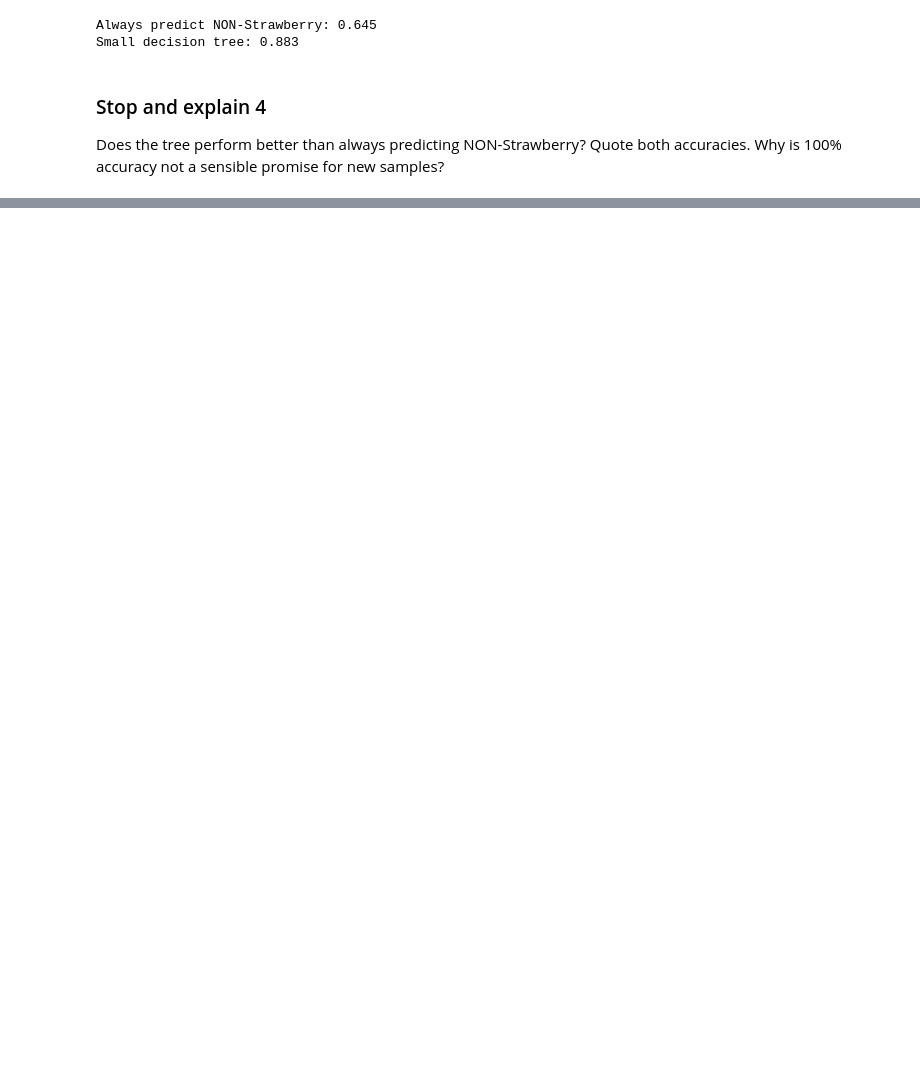
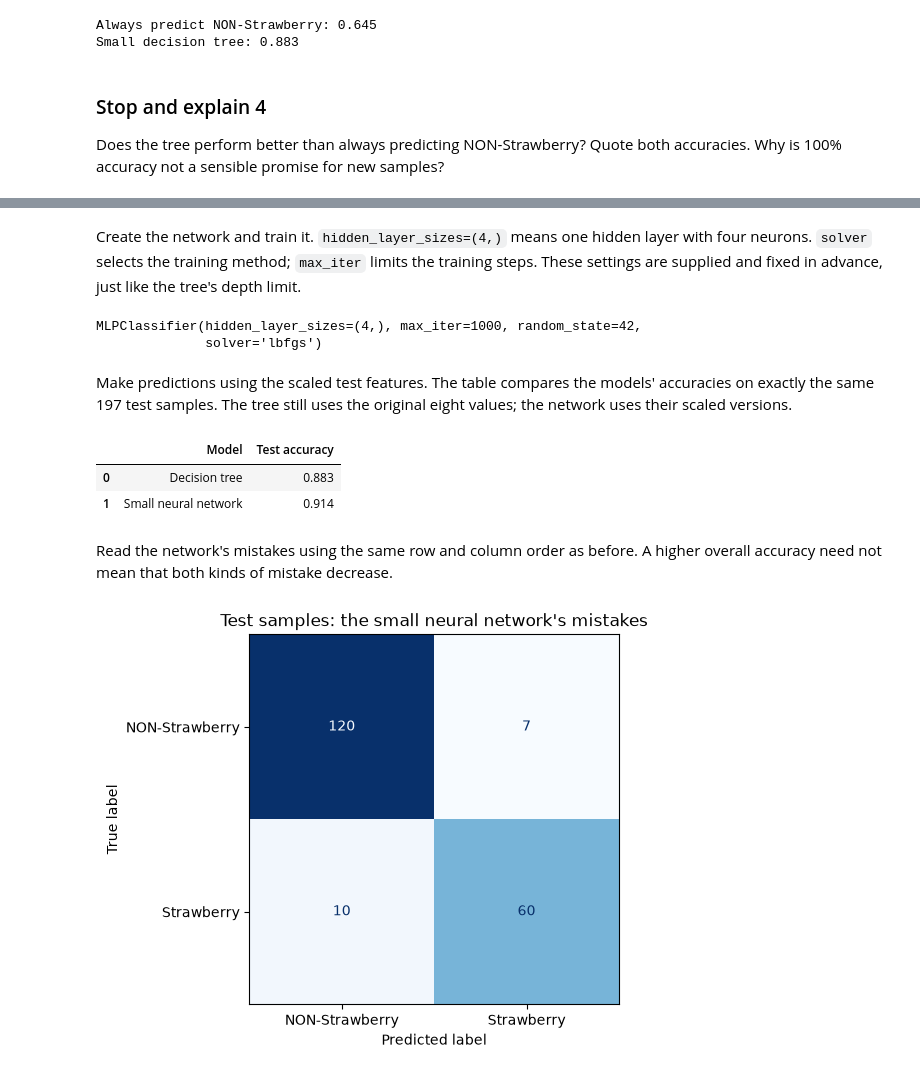
Before and after one commit to CompOmics/ML_AI_Analytical_Chemistry_Course, a Jupyter notebook: 01_Foundations/notebooks/TD1_strawberry_solution.ipynb, the cells around one changed output, grey strips where cells are left out. Drawn from its saved outputs; the diff is of its cells as text; code cells hidden in the pictures; blank space fills up the shorter version.

```diff
--- a/01_Foundations/notebooks/TD1_strawberry_solution.ipynb
+++ b/01_Foundations/notebooks/TD1_strawberry_solution.ipynb
@@ -288,0 +342,45 @@ this file does not identify suppliers or independent specimen groups.
+# %%
+scaler = StandardScaler()
+X_train_scaled = scaler.fit_transform(X_train)
+X_test_scaled = scaler.transform(X_test)
+# %% [markdown]
+Create the network and train it. `hidden_layer_sizes=(4,)` means one
+hidden layer with four neurons. `solver` selects the training method;
+`max_iter` limits the training steps. These settings are supplied and
+fixed in advance, just like the tree's depth limit.
+# %%
+network = MLPClassifier(
+    hidden_layer_sizes=(4,), solver="lbfgs", max_iter=1000, random_state=42
+)
+network.fit(X_train_scaled, y_train)
+# %% [output]
+MLPClassifier(hidden_layer_sizes=(4,), max_iter=1000, random_state=42,
+              solver='lbfgs')
+# %% [markdown]
+Make predictions using the scaled test features. The table compares the
+models' accuracies on exactly the same 197 test samples. The tree still
+uses the original eight values; the network uses their scaled versions.
+# %%
+network_predictions = network.predict(X_test_scaled)
+network_accuracy = accuracy_score(y_test, network_predictions)
+comparison = pd.DataFrame({
+    "Model": ["Decision tree", "Small neural network"],
+    "Test accuracy": [tree_accuracy, network_accuracy]
+})
+comparison.round(3)
+# %% [output]
+|  | Model | Test accuracy |
+| 0 | Decision tree | 0.883 |
+| 1 | Small neural network | 0.914 |
+# %% [markdown]
+Read the network's mistakes using the same row and column order as before.
+A higher overall accuracy need not mean that both kinds of mistake decrease.
+# %%
+ConfusionMatrixDisplay.from_predictions(
+    y_test, network_predictions, labels=["NON-Strawberry", "Strawberry"],
+    cmap="Blues", colorbar=False
+)
+plt.title("Test samples: the small neural network's mistakes")
+plt.show()
+# %% [output]
+[figure, added]
```
Also changed, not shown: parts of 45 cells of this notebook, 4 other files.
